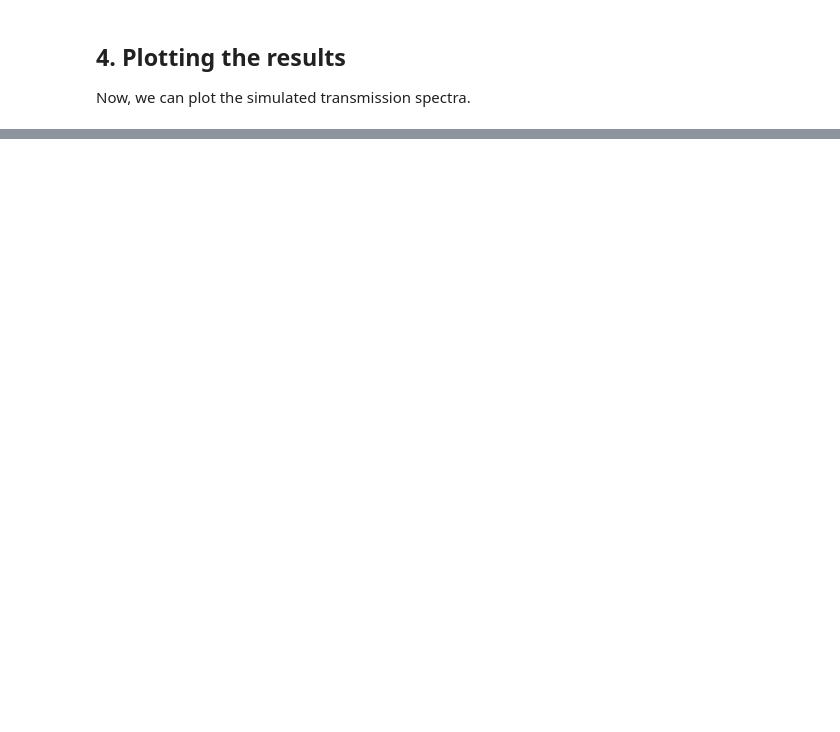
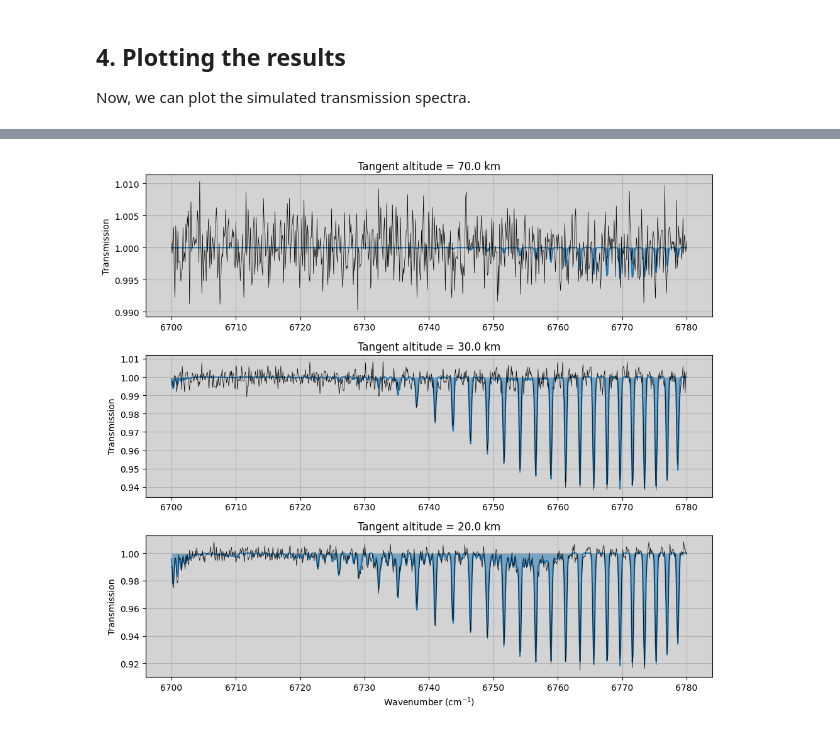
Before and after one commit to juanaldayparejo/acs-dist, a Jupyter notebook: docs/examples/archnemesis_forward_model/archnemesis_fm_lookup.ipynb, the cells around one changed output, grey strips where cells are left out. Saved outputs shown, nothing was run; the diff lists cells and outputs as text; code cells hidden in the pictures; blank space fills up the shorter version.

Commit message:
add example for synthetic retrieval with archnemesis

```diff
--- a/docs/examples/archnemesis_forward_model/archnemesis_fm_lookup.ipynb
+++ b/docs/examples/archnemesis_forward_model/archnemesis_fm_lookup.ipynb
@@ -146,0 +144,47 @@ plt.tight_layout()
+# %%
+#Signal-to-noise ratio to use for the synthetic spectra
+snr = 300.
+
+noise_level = 1. / snr
+
+# Add Gaussian noise
+noise = np.random.normal(0, noise_level, size=SPECONV.shape)
+noisy_spectrum = SPECONV + noise
+# %%
+fig,(ax1,ax2,ax3) = plt.subplots(3,1,figsize=(10,9))
+
+#First geometry
+igeom1 = -1
+ax1.fill_between(Measurement.VCONV[:,igeom1],SPECONV[:,igeom1],np.ones(Measurement.NCONV[igeom1]),alpha=0.5)
+ax1.plot(Measurement.VCONV[:,igeom1],SPECONV[:,igeom1])
+ax1.plot(Measurement.VCONV[:,igeom1],noisy_spectrum[:,igeom1],c='black',linewidth=0.5)
+ax1.set_facecolor('lightgray')
+ax1.grid()
+ax1.set_title('Tangent altitude = '+str(Measurement.TANHE[igeom1,0])+' km')
+ax1.set_ylabel('Transmission')
+
+#Second geometry
+igeom2 = -5
+ax2.fill_between(Measurement.VCONV[:,igeom2],SPECONV[:,igeom2],np.ones(Measurement.NCONV[igeom2]),alpha=0.5)
+ax2.plot(Measurement.VCONV[:,igeom2],SPECONV[:,igeom2])
+ax2.plot(Measurement.VCONV[:,igeom2],noisy_spectrum[:,igeom2],c='black',linewidth=0.5)
+ax2.set_facecolor('lightgray')
+ax2.grid()
+ax2.set_title('Tangent altitude = '+str(Measurement.TANHE[igeom2,0])+' km')
+ax2.set_ylabel('Transmission')
+
+
+#Third geometry
+igeom3 = 2
+ax3.fill_between(Measurement.VCONV[:,igeom3],SPECONV[:,igeom3],np.ones(Measurement.NCONV[igeom3]),alpha=0.5)
+ax3.plot(Measurement.VCONV[:,igeom3],SPECONV[:,igeom3])
+ax3.plot(Measurement.VCONV[:,igeom3],noisy_spectrum[:,igeom3],c='black',linewidth=0.5)
+ax3.set_facecolor('lightgray')
+ax3.grid()
+ax3.set_title('Tangent altitude = '+str(Measurement.TANHE[igeom3,0])+' km')
+ax3.set_ylabel('Transmission')
+ax3.set_xlabel('Wavenumber (cm$^{-1}$)')
+
+plt.tight_layout()
+# %% [output]
+[figure, added]
```
Also changed, not shown: parts of 7 cells of this notebook, 6 other files.
